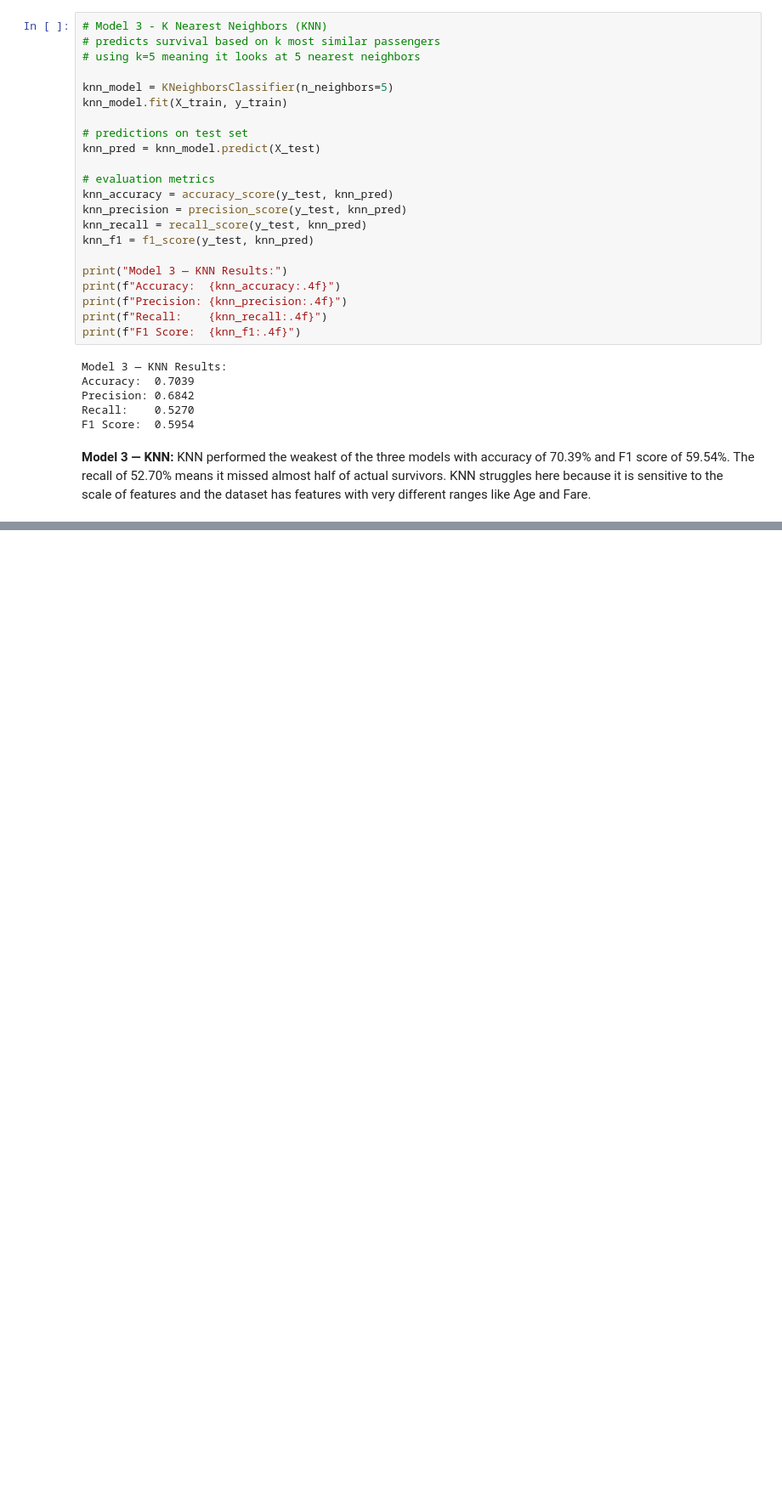
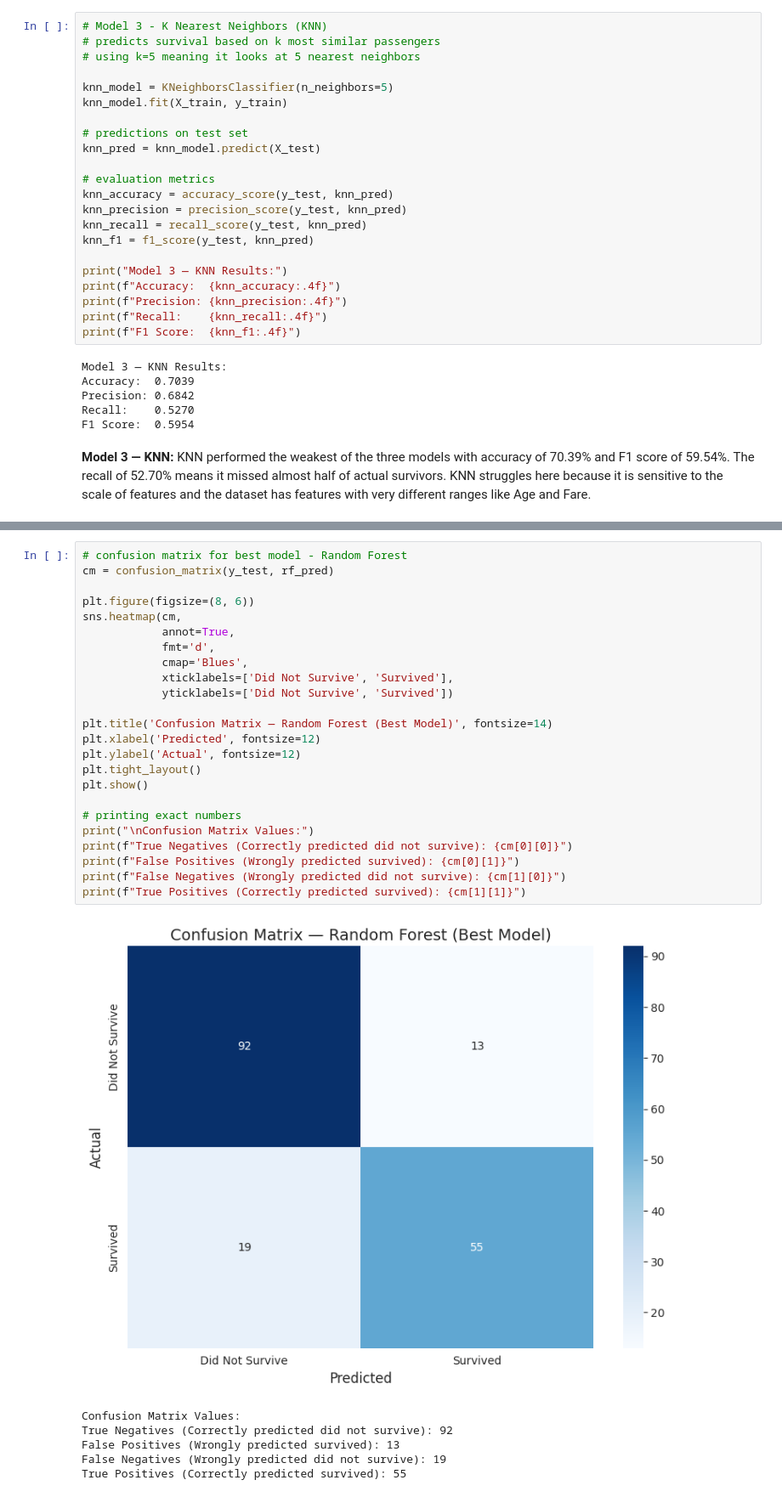
Before and after one commit to chandanar8126/titanic-ml-pluto-academy, a Jupyter notebook: Titanic_ML_PlutoAcademy.ipynb, the cells around one changed output, grey strips where cells are left out. Shown at 85% size. Drawn from its saved outputs; the diff is of its cells as text; blank space fills up the shorter version.

Commit message:
completed model evaluation, confusion matrix and conclusion

```diff
--- a/Titanic_ML_PlutoAcademy.ipynb
+++ b/Titanic_ML_PlutoAcademy.ipynb
@@ -373,0 +417,31 @@ different ranges like Age and Fare.
+# %%
+# confusion matrix for best model - Random Forest
+cm = confusion_matrix(y_test, rf_pred)
+
+plt.figure(figsize=(8, 6))
+sns.heatmap(cm,
+            annot=True,
+            fmt='d',
+            cmap='Blues',
+            xticklabels=['Did Not Survive', 'Survived'],
+            yticklabels=['Did Not Survive', 'Survived'])
+
+plt.title('Confusion Matrix — Random Forest (Best Model)', fontsize=14)
+plt.xlabel('Predicted', fontsize=12)
+plt.ylabel('Actual', fontsize=12)
+plt.tight_layout()
+plt.show()
+
+# printing exact numbers
+print("\nConfusion Matrix Values:")
+print(f"True Negatives (Correctly predicted did not survive): {cm[0][0]}")
+print(f"False Positives (Wrongly predicted survived): {cm[0][1]}")
+print(f"False Negatives (Wrongly predicted did not survive): {cm[1][0]}")
+print(f"True Positives (Correctly predicted survived): {cm[1][1]}")
+# %% [output]
+[figure, added]
+Confusion Matrix Values:
+True Negatives (Correctly predicted did not survive): 92
+False Positives (Wrongly predicted survived): 13
+False Negatives (Wrongly predicted did not survive): 19
+True Positives (Correctly predicted survived): 55
```
Also changed, not shown: parts of 6 cells of this notebook.
